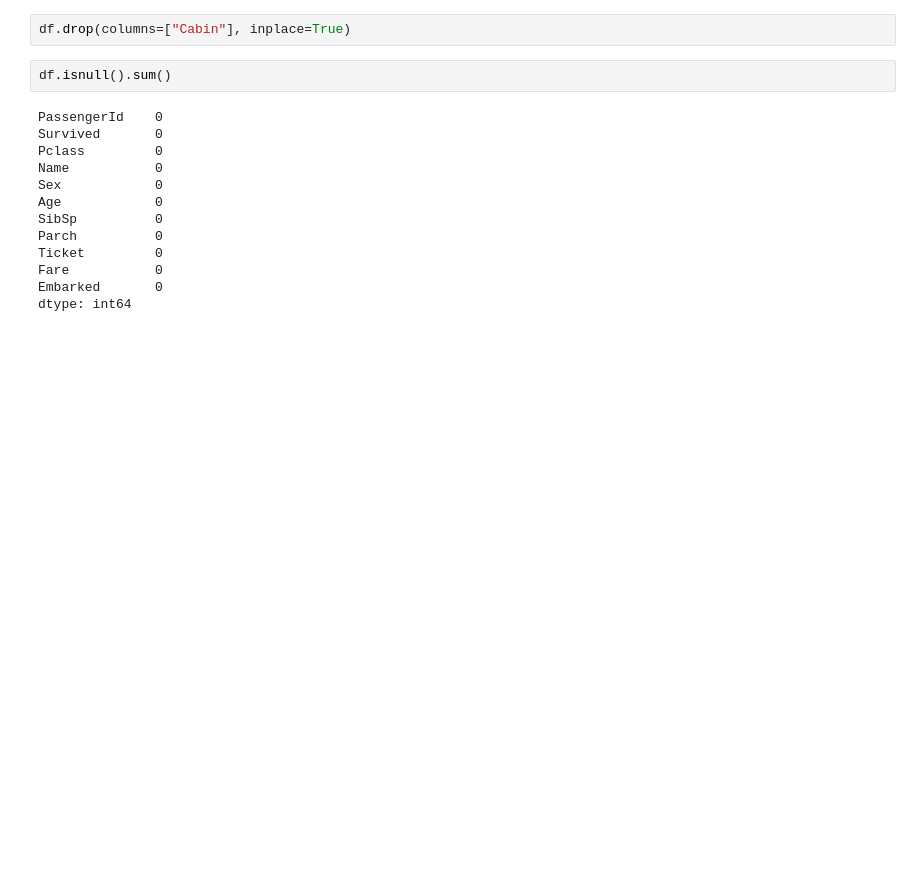
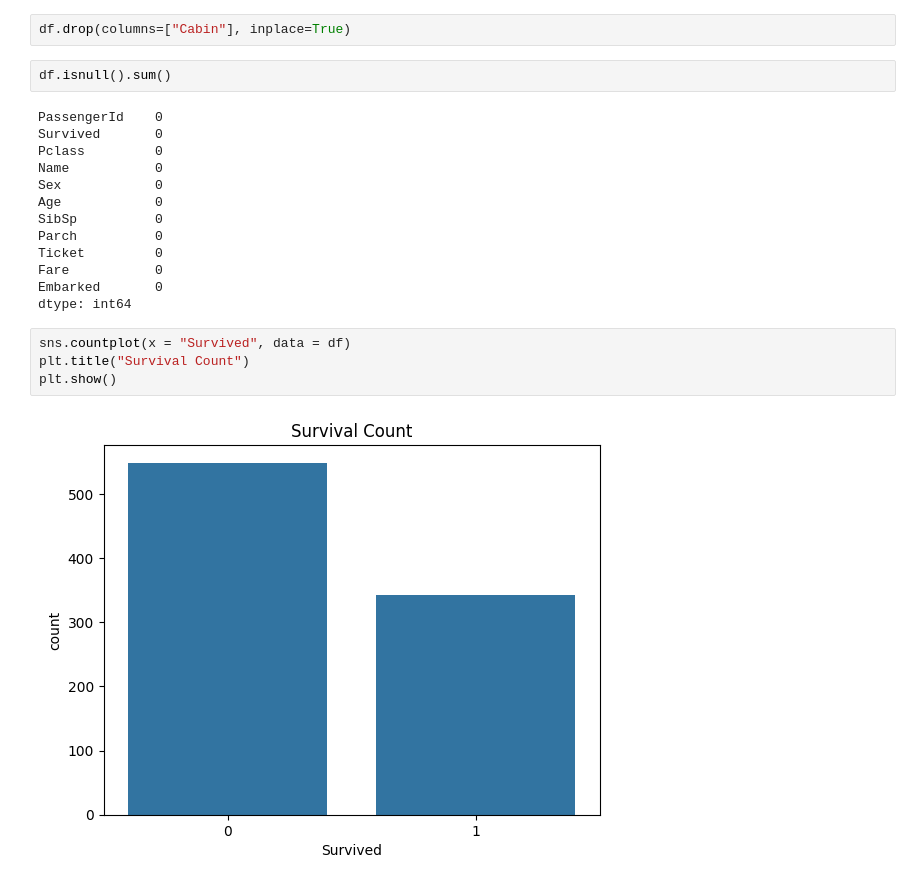
Before and after one commit to readulislamtamim/practice-eda-charts-05092026, a Jupyter notebook: src/main.ipynb, the cells around one changed output. Saved outputs shown, nothing was run; the diff lists cells and outputs as text; blank space fills up the shorter version.

```diff
--- a/src/main.ipynb
+++ b/src/main.ipynb
@@ -224,3 +224,9 @@ Ticket         0
 Fare           0
 Embarked       0
 dtype: int64
+# %%
+sns.countplot(x = "Survived", data = df)
+plt.title("Survival Count")
+plt.show()
+# %% [output]
+[figure, added]
```
Also changed, not shown: parts of 11 cells of this notebook.
